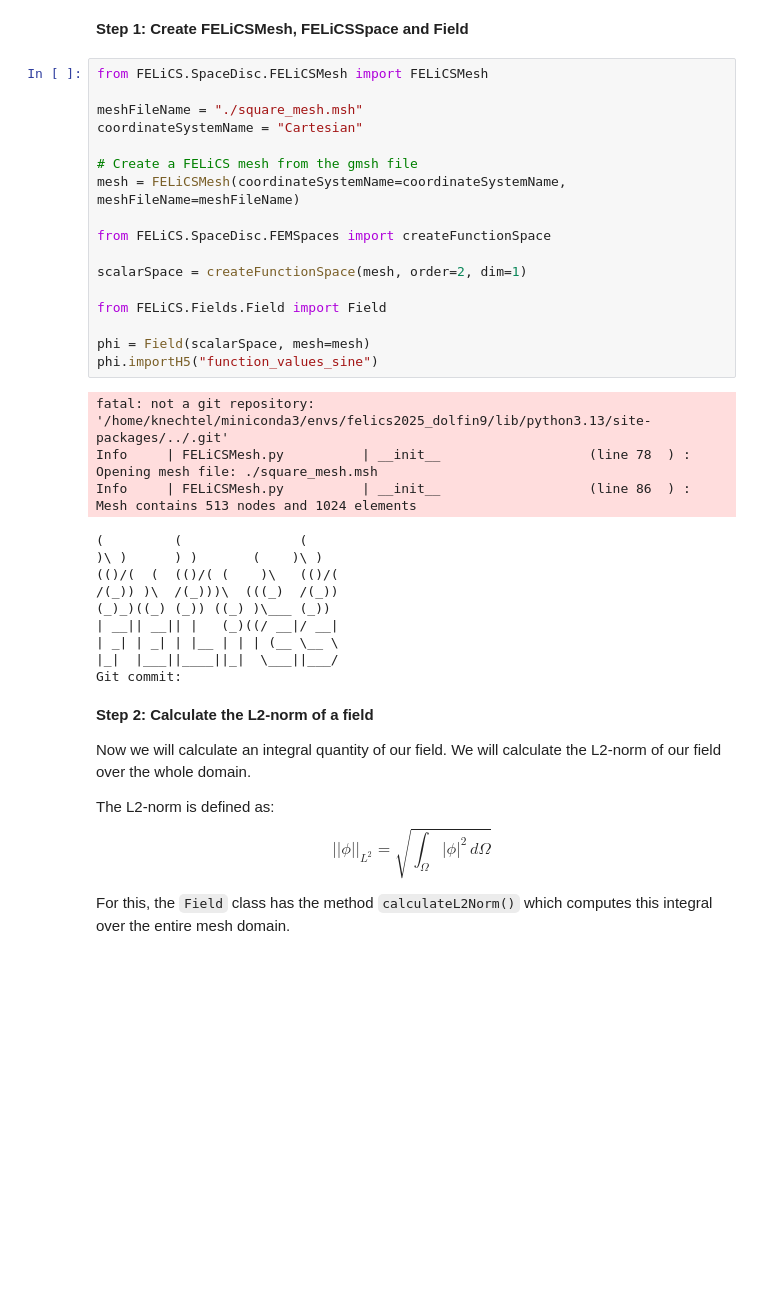
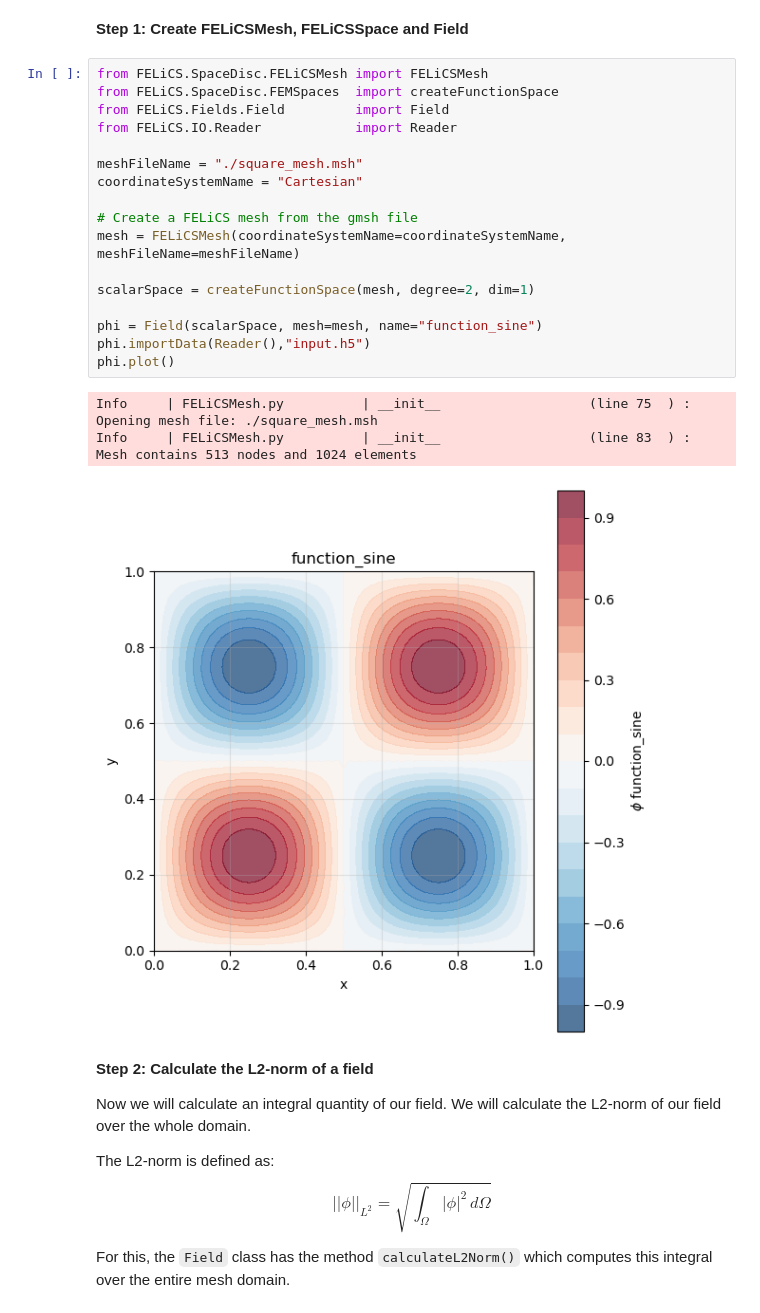
Before and after one commit to arash-mp/FELiCS_FSI, a Jupyter notebook: tutorials/HowTos/02_DerivativesAndIntegralQuantities/02_CalculateL2Norm.ipynb, the cells around one changed output. Cells and saved outputs as stored; diff of their text form; blank space fills up the shorter version.

```diff
--- a/tutorials/HowTos/02_DerivativesAndIntegralQuantities/02_CalculateL2Norm.ipynb
+++ b/tutorials/HowTos/02_DerivativesAndIntegralQuantities/02_CalculateL2Norm.ipynb
@@ -4,34 +4,25 @@
 **Step 1: Create FELiCSMesh, FELiCSSpace and Field**
 # %%
 from FELiCS.SpaceDisc.FELiCSMesh import FELiCSMesh
+from FELiCS.SpaceDisc.FEMSpaces  import createFunctionSpace
+from FELiCS.Fields.Field         import Field
+from FELiCS.IO.Reader            import Reader
 
 meshFileName = "./square_mesh.msh"
 coordinateSystemName = "Cartesian"
 
 # Create a FELiCS mesh from the gmsh file
 mesh = FELiCSMesh(coordinateSystemName=coordinateSystemName, meshFileName=meshFileName)
 
-from FELiCS.SpaceDisc.FEMSpaces import createFunctionSpace
+scalarSpace = createFunctionSpace(mesh, degree=2, dim=1)
 
-scalarSpace = createFunctionSpace(mesh, order=2, dim=1)
-
-from FELiCS.Fields.Field import Field
-
-phi = Field(scalarSpace, mesh=mesh)
-phi.importH5("function_values_sine")
+phi = Field(scalarSpace, mesh=mesh, name="function_sine")
+phi.importData(Reader(),"input.h5")
+phi.plot()
 # %% [output]
-fatal: not a git repository: '/home/knechtel/miniconda3/envs/felics2025_dolfin9/lib/python3.13/site-packages/../.git'
-Info     | FELiCSMesh.py          | __init__                   (line 78  ) : Opening mesh file: ./square_mesh.msh
-Info     | FELiCSMesh.py          | __init__                   (line 86  ) : Mesh contains 513 nodes and 1024 elements
+Info     | FELiCSMesh.py          | __init__                   (line 75  ) : Opening mesh file: ./square_mesh.msh
+Info     | FELiCSMesh.py          | __init__                   (line 83  ) : Mesh contains 513 nodes and 1024 elements
-(         (               (
-)\ )      ) )       (    )\ )
-(()/(  (  (()/( (    )\   (()/(
-/(_)) )\  /(_)))\  (((_)  /(_))
-(_)_)((_) (_)) ((_) )\___ (_))
-| __|| __|| |   (_)((/ __|/ __|
-| _| | _| | |__ | | | (__ \__ \
-|_|  |___||____||_|  \___||___/
-Git commit:
+[figure, added]
 # %% [markdown]
 **Step 2: Calculate the L2-norm of a field**
 
```
Also changed, not shown: parts of 1 cell of this notebook, 4 other files.
